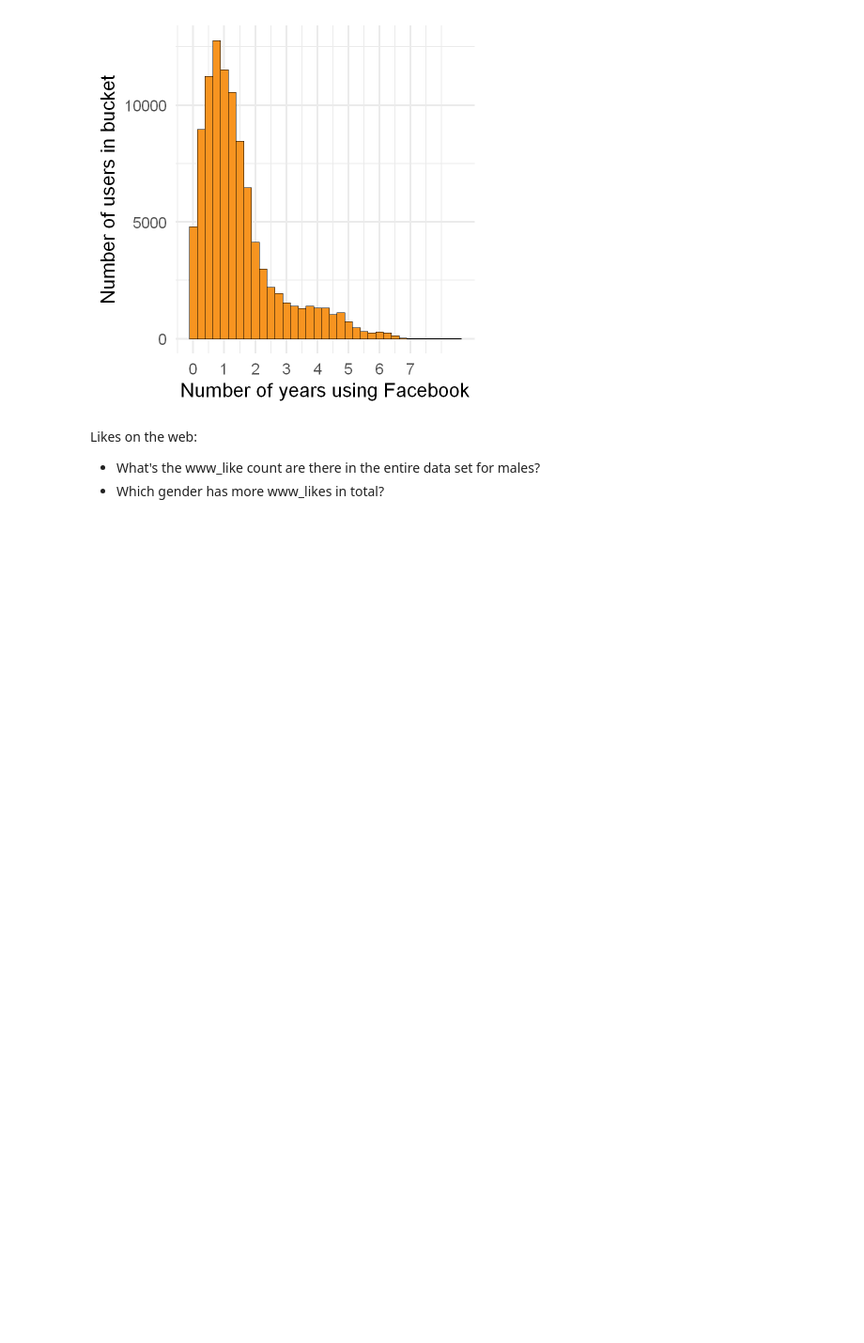
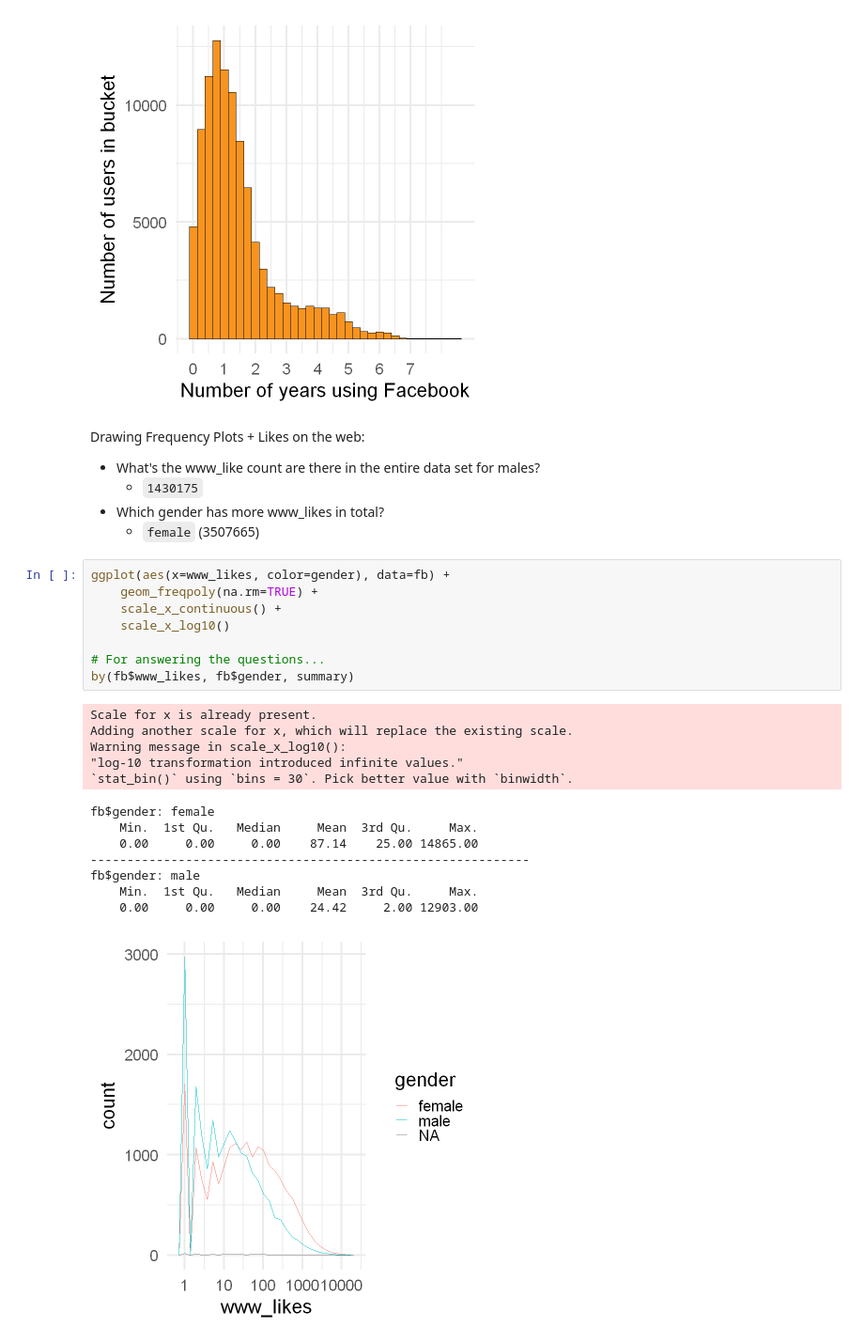
Before and after one commit to birbarino/R-Projects, a Jupyter notebook: intro-to-r/intro-to-r.ipynb, the cells around one changed output. Shown at 94% size. Saved outputs shown, nothing was run; the diff lists cells and outputs as text; blank space fills up the shorter version.

```diff
--- a/intro-to-r/intro-to-r.ipynb
+++ b/intro-to-r/intro-to-r.ipynb
@@ -865,7 +865,31 @@ Warning message:
 "Removed 2 rows containing non-finite outside the scale range (`stat_bin()`)."
 [figure]
 # %% [markdown]
-Likes on the web:
+Drawing Frequency Plots + Likes on the web:
 
 - What's the www_like count are there in the entire data set for males?
+  - `1430175`
 - Which gender has more www_likes in total?
+  - `female` (3507665)
+# %%
+ggplot(aes(x=www_likes, color=gender), data=fb) +
+    geom_freqpoly(na.rm=TRUE) +
+    scale_x_continuous() +
+    scale_x_log10()
+
+# For answering the questions...
+by(fb$www_likes, fb$gender, summary)
+# %% [output]
+Scale for x is already present.
+Adding another scale for x, which will replace the existing scale.
+Warning message in scale_x_log10():
+"log-10 transformation introduced infinite values."
+`stat_bin()` using `bins = 30`. Pick better value with `binwidth`.
+fb$gender: female
+    Min.  1st Qu.   Median     Mean  3rd Qu.     Max.
+    0.00     0.00     0.00    87.14    25.00 14865.00
+------------------------------------------------------------
+fb$gender: male
+    Min.  1st Qu.   Median     Mean  3rd Qu.     Max.
+    0.00     0.00     0.00    24.42     2.00 12903.00
+[figure, added]
```
Also changed, not shown: parts of 21 cells of this notebook, 4 other files.
